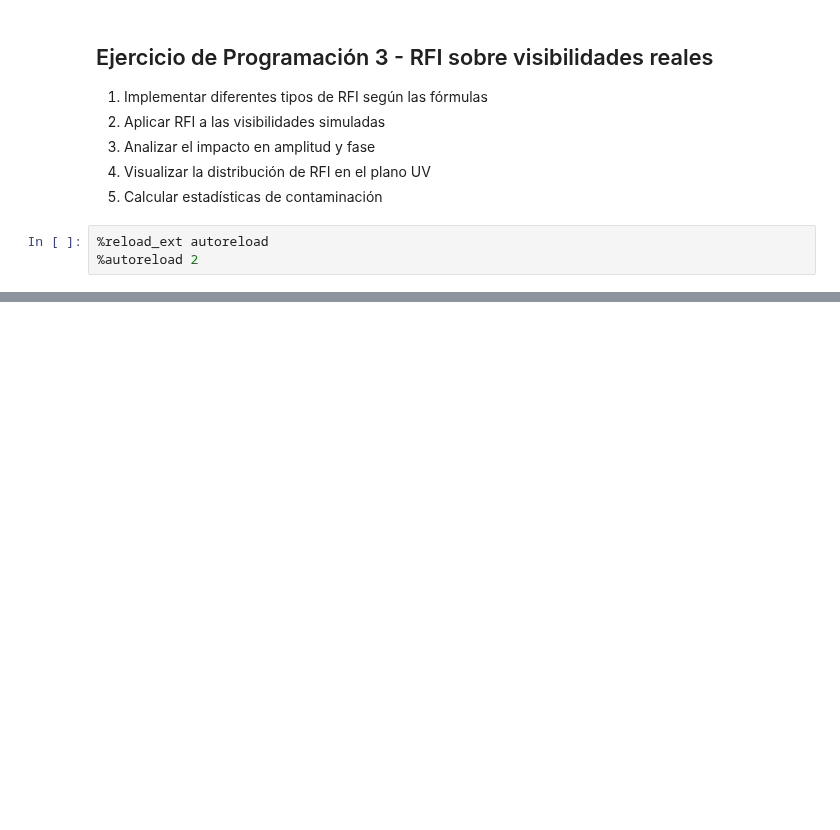
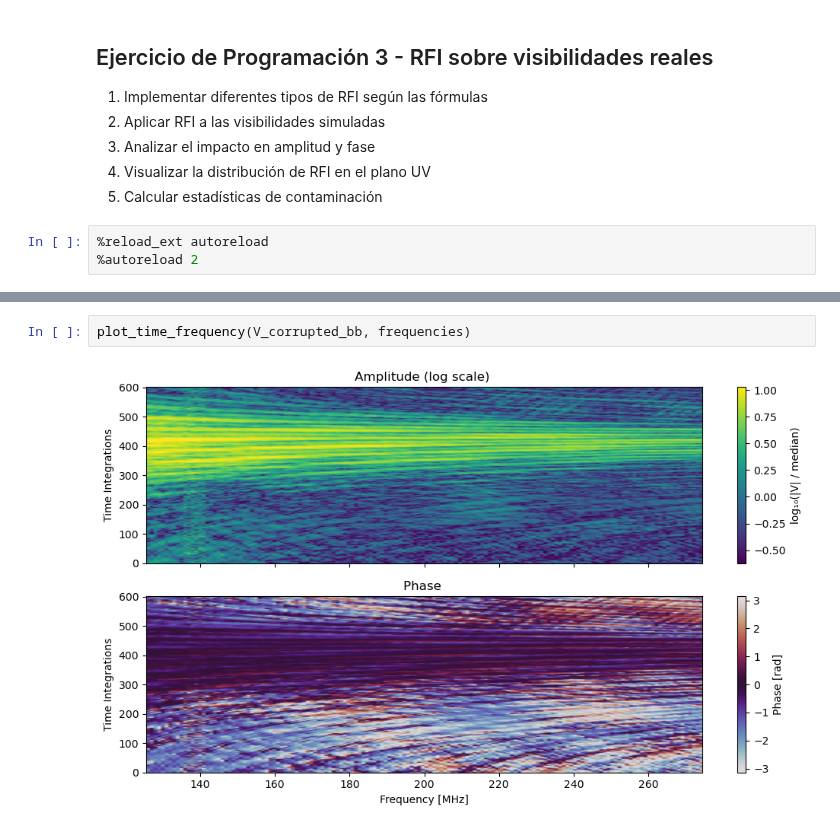
Before and after one commit to Mieres7/RadioInterferometry, a Jupyter notebook: TallerDeInvestigación/RFI.ipynb, the cells around one changed output, grey strips where cells are left out. Cells and saved outputs as stored; diff of their text form; blank space fills up the shorter version.

```diff
--- a/TallerDeInvestigación/RFI.ipynb
+++ b/TallerDeInvestigación/RFI.ipynb
@@ -203,0 +140,4 @@ plot_visibility_waterfall_publication(
+# %%
+plot_time_frequency(V_corrupted_bb, frequencies)
+# %% [output]
+[figure, added]
```
Also changed, not shown: parts of 17 cells of this notebook, 4 other files.
